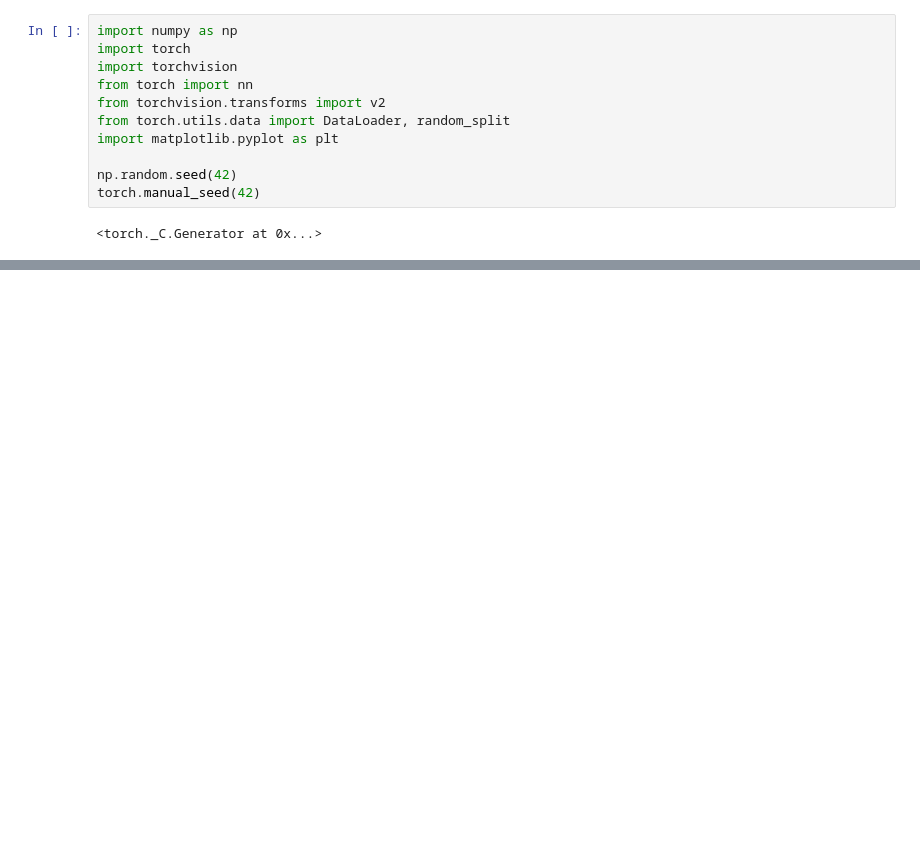
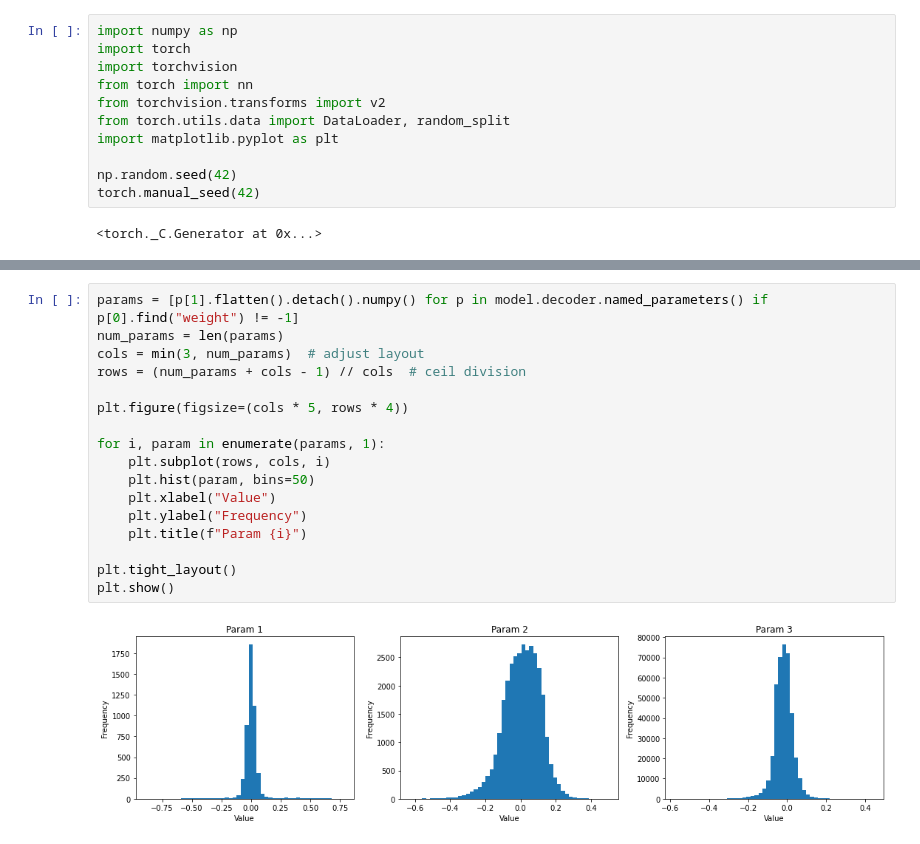
Before and after one commit to asdf93074/Autoencoders, a Jupyter notebook: Vae-MNIST.ipynb, the cells around one changed output, grey strips where cells are left out. Saved outputs shown, nothing was run; the diff lists cells and outputs as text; blank space fills up the shorter version.

```diff
--- a/Vae-MNIST.ipynb
+++ b/Vae-MNIST.ipynb
@@ -212 +224,20 @@ plt.imshow(img.reshape(28, 28))
+# %%
+params = [p[1].flatten().detach().numpy() for p in model.decoder.named_parameters() if p[0].find("weight") != -1]
+num_params = len(params)
+cols = min(3, num_params)  # adjust layout
+rows = (num_params + cols - 1) // cols  # ceil division
+
+plt.figure(figsize=(cols * 5, rows * 4))
+
+for i, param in enumerate(params, 1):
+    plt.subplot(rows, cols, i)
+    plt.hist(param, bins=50)
+    plt.xlabel("Value")
+    plt.ylabel("Frequency")
+    plt.title(f"Param {i}")
+
+plt.tight_layout()
+plt.show()
+# %% [output]
+[figure, added]
 # %%
```
Also changed, not shown: parts of 11 cells of this notebook, 1 other file.
